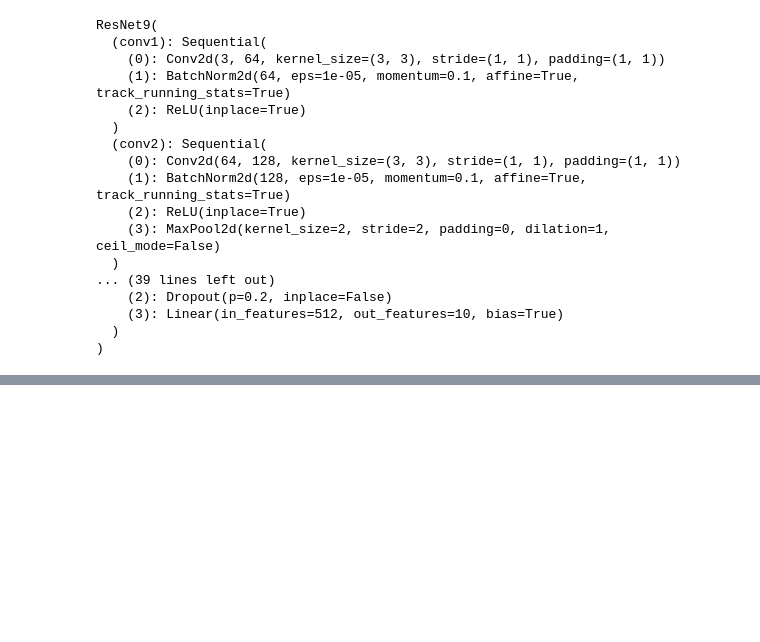
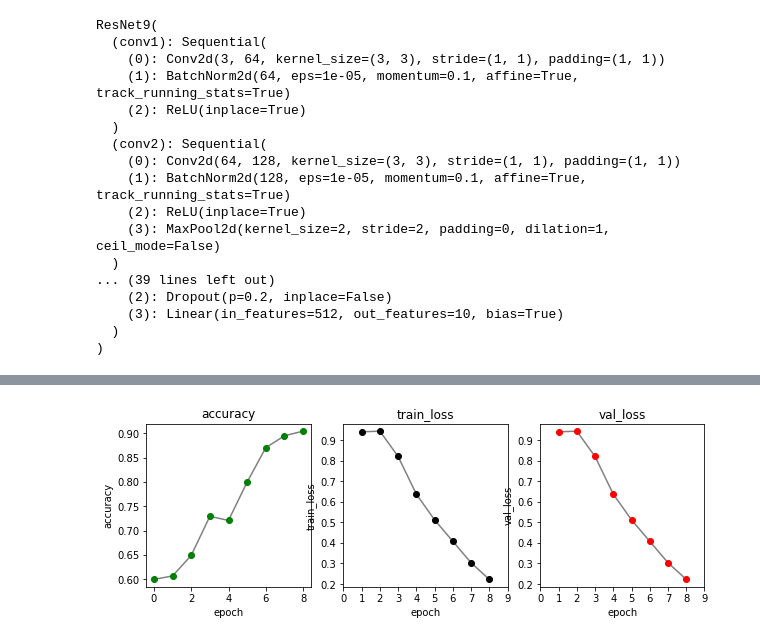
Before and after one commit to loveplay1983/zero-to-gan-practice-xuan, a Jupyter notebook: 05b-cifar10-resnet/05-optimization-practice.ipynb, the cells around one changed output, grey strips where cells are left out. Drawn from its saved outputs; the diff is of its cells as text; code cells hidden in the pictures; blank space fills up the shorter version.

```diff
--- a/05b-cifar10-resnet/05-optimization-practice.ipynb
+++ b/05b-cifar10-resnet/05-optimization-practice.ipynb
@@ -471,0 +460,39 @@ ValueError: 'light-gray' is not a valid value for color
+# %%
+def plot_result(history):
+#     fig = plt.figure(figsize=(x,y))
+    fig, axs = plt.subplots(1,3, figsize=(10, 3))
+
+    # plot acc
+    acc = [x["val_acc"] for x in history]
+    axs[0].plot(acc, color="gray", marker="o",
+                mfc="green", mec="green")
+    axs[0].set_title("accuracy")
+    axs[0].set_xlabel("epoch")
+    axs[0].set_ylabel("accuracy")
+
+
+    # plot train loss
+    train_loss = [x.get('train_loss') for x in history]
+    axs[1].plot(train_loss, color="gray", marker="o",
+                mfc="black", mec="black")
+    axs[1].set_title("train_loss")
+    axs[1].set_xlabel("epoch")
+    axs[1].set_ylabel("train_loss")
+    axs[1].set_xticks(np.arange(0, 10))
+
+
+    # plot val loss
+    val_loss = [x.get('val_loss') for x in history]
+    axs[2].plot(train_loss, color="gray", marker="o",
+                mfc="red", mec="red")
+    axs[2].set_title("val_loss")
+    axs[2].set_xlabel("epoch")
+    axs[2].set_ylabel("val_loss")
+    axs[2].set_xticks(np.arange(0, 10))
+
+#     plt.tight_layout()
+    plt.show()
+# %%
+plot_result(history)
+# %% [output]
+[figure, added]
```
Also changed, not shown: parts of 19 cells of this notebook.
